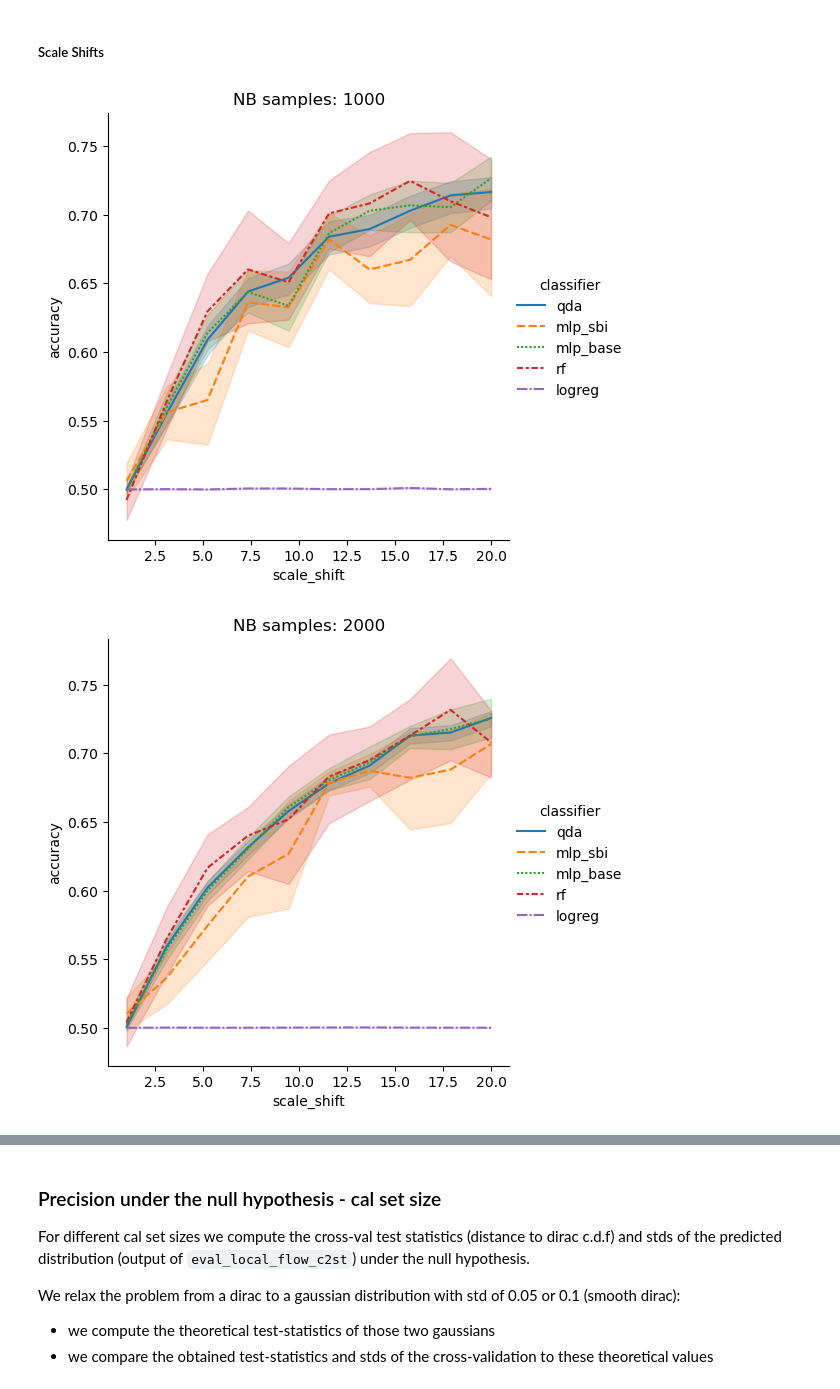
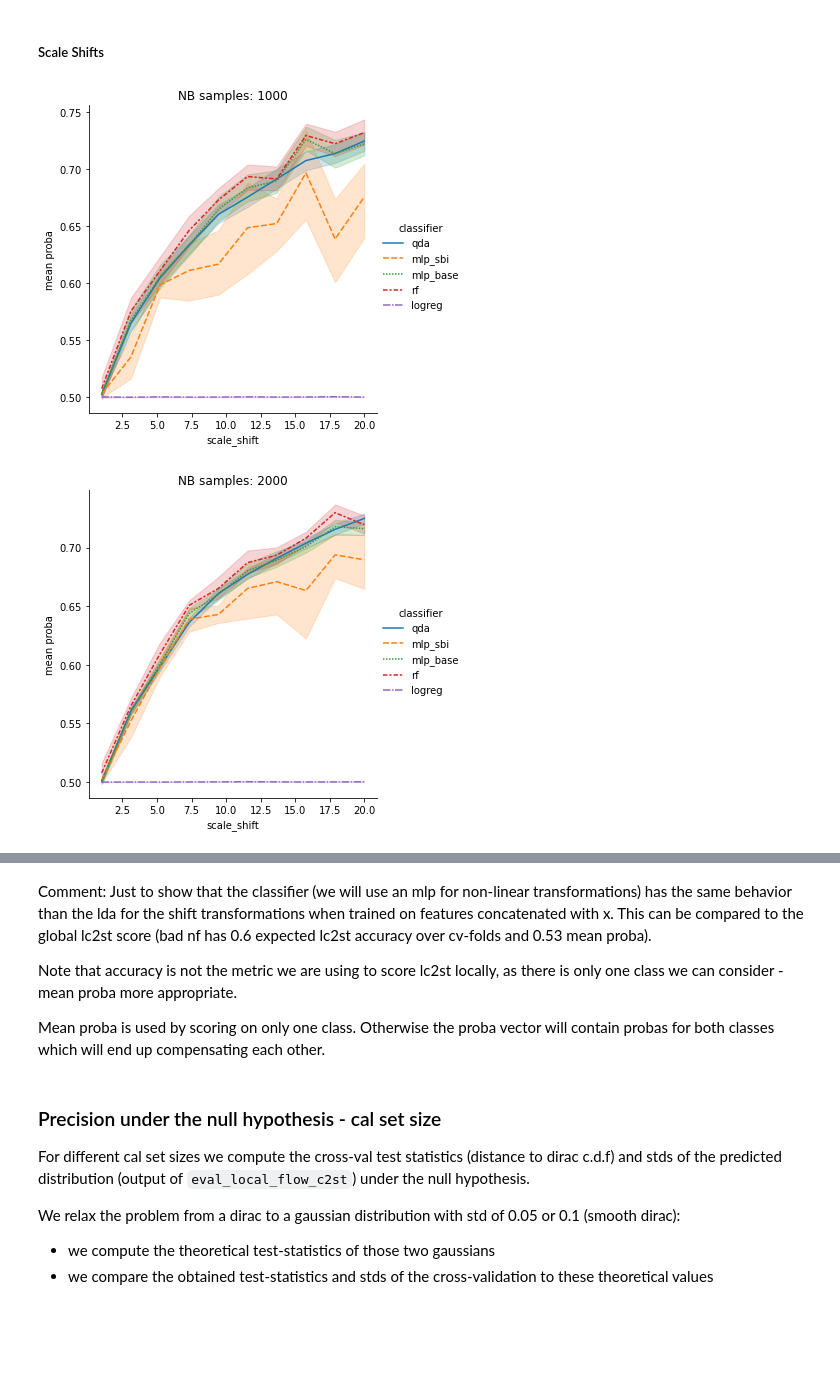
Before and after one commit to JuliaLinhart/valDiags_flows, a Jupyter notebook: notebooks/Local_C2ST_example_1D_lampe.ipynb, the cells around one changed output, grey strips where cells are left out. Cells and saved outputs as stored; diff of their text form; code cells hidden in the pictures; blank space fills up the shorter version.

Commit message:
corrections on global lc2st

```diff
--- a/notebooks/Local_C2ST_example_1D_lampe.ipynb
+++ b/notebooks/Local_C2ST_example_1D_lampe.ipynb
@@ -86,7 +86,7 @@ Indeed, conditional density estimators can be valid on average over the $x$-spac
 from data.data_generators import ConditionalGaussian1d
 
 # Define Data Generator: 1D conditional gaussian
-data_gen = ConditionalGaussian1d(mu=[0,0], sigma=[1,1], rho=0.8)
+data_gen = ConditionalGaussian1d(mu=[0,0], sigma=[1,1], rho=0)
 
 # Get train, cal and test datasets:
 # - train samples are used to train the flow,
@@ -781,17 +781,21 @@ clf_names = ["lda", "mlp_sbi", "mlp_base", "rf", "logreg"]
 
 dfs_mean = {}
 for n in N_list:
+    print(n)
     dfs = []
     for clf_name in clf_names:
-        shift_list, scores, times = eval_classifier_for_lc2st(
+        shift_list, scores, accuracies, times = eval_classifier_for_lc2st(
             x_samples[n],
             ref_samples[n],
             shifted_samples=mean_shifted_samples[n],
             shifts=mean_shifts,
             clf_class=clf_classes[clf_name],
             clf_kwargs=clf_kwargs_dict[clf_name],
+            metrics=['mean']
         )
         clf_method = [clf_name]*len(shift_list)
-        dfs.append(pd.DataFrame({'mean_shift': shift_list, 'accuracy': scores, 'total_cv_time':times, 'classifier':clf_method}))
+        dfs.append(pd.DataFrame({'mean_shift': shift_list, 'accuracy':accuracies, 'mean proba': scores['mean'], 'total_cv_time':times, 'classifier':clf_method}))
     dfs_mean[n] = pd.concat(dfs, ignore_index=True)
+
+torch.save(dfs_mean, '../saved_experiments/Gaussian1d/lc2st_eval_clfs/dfs_mean_exp_lc2st.pkl')
 # %% [output]
@@ -799,10 +805,17 @@ KeyboardInterrupt:
 # %%
-# dfs_mean = torch.load('../saved_experiments/Gaussian1d/lc2st_eval_clfs/dfs_mean_proba_mean.pkl')
+dfs_mean = torch.load('../saved_experiments/Gaussian1d/lc2st_eval_clfs/dfs_mean_exp_lc2st.pkl')
 
 import seaborn as sns
 for n in N_list:
+    # sns.relplot(
+    #     data=dfs_mean[n], x="mean_shift", y="accuracy",
+    #     hue="classifier", style="classifier", kind="line",
+    # )
+    # plt.title(f'NB samples: {n}')
+    # plt.show()
+
     sns.relplot(
-        data=dfs_mean[n], x="mean_shift", y="accuracy",
+        data=dfs_mean[n], x="mean_shift", y="mean proba",
         hue="classifier", style="classifier", kind="line",
     )
     plt.title(f'NB samples: {n}')
@@ -820,27 +833,37 @@ dfs_scale = {}
 for n in N_list:
     dfs = []
     for clf_name in clf_names:
-        shift_list, scores, times = eval_classifier_for_lc2st(
+        shift_list, scores, accuracies, times = eval_classifier_for_lc2st(
             x_samples[n],
             ref_samples[n],
             shifted_samples=scale_shifted_samples[n],
             shifts=scale_shifts,
             clf_class=clf_classes[clf_name],
             clf_kwargs=clf_kwargs_dict[clf_name],
+            metrics=['mean']
         )
         clf_method = [clf_name]*len(shift_list)
-        dfs.append(pd.DataFrame({'scale_shift': shift_list, 'accuracy': scores, 'total_cv_time':times, 'classifier':clf_method}))
+        dfs.append(pd.DataFrame({'scale_shift': shift_list, 'accuracy': accuracies, 'mean proba':scores['mean'], 'total_cv_time':times, 'classifier':clf_method}))
     dfs_scale[n] = pd.concat(dfs, ignore_index=True)
+
+torch.save(dfs_scale, '../saved_experiments/Gaussian1d/lc2st_eval_clfs/dfs_scale_exp_lc2st.pkl')
 # %%
-# dfs_sacle = torch.load('../saved_experiments/Gaussian1d/lc2st_eval_clfs/dfs_scale_proba_mean.pkl')
+dfs_scale = torch.load('../saved_experiments/Gaussian1d/lc2st_eval_clfs/dfs_scale_exp_lc2st.pkl')
 
 for n in N_list:
+    # sns.relplot(
+    #     data=dfs_scale[n], x="scale_shift", y="accuracy",
+    #     hue="classifier", style="classifier", kind="line",
+    # )
+    # plt.title(f'NB samples: {n}')
+    # plt.show()
+
     sns.relplot(
-        data=dfs_scale[n], x="scale_shift", y="accuracy",
+        data=dfs_scale[n], x="scale_shift", y="mean proba",
         hue="classifier", style="classifier", kind="line",
     )
     plt.title(f'NB samples: {n}')
     plt.show()
 # %% [output]
-[figure, old version]
+[figure, new version]
-[figure, old version]
+[figure, new version]
@@ -848,3 +871,9 @@ for n in N_list:
+# %% [markdown]
+Comment: Just to show that the classifier (we will use an mlp for non-linear transformations) has the same behavior than the lda for the shift transformations when trained on features concatenated with x. This can be compared to the global lc2st score (bad nf has 0.6 expected lc2st accuracy over cv-folds and 0.53 mean proba).
+
+Note that accuracy is not the metric we are using to score lc2st locally, as there is only one class we can consider - mean proba more appropriate.
+
+Mean proba is used by scoring on only one class. Otherwise the proba vector will contain probas for both classes which will end up compensating each other.
 # %% [markdown]
 ### Precision under the null hypothesis - cal set size
 
```
Also changed, not shown: parts of 38 cells of this notebook, 1 other file.
